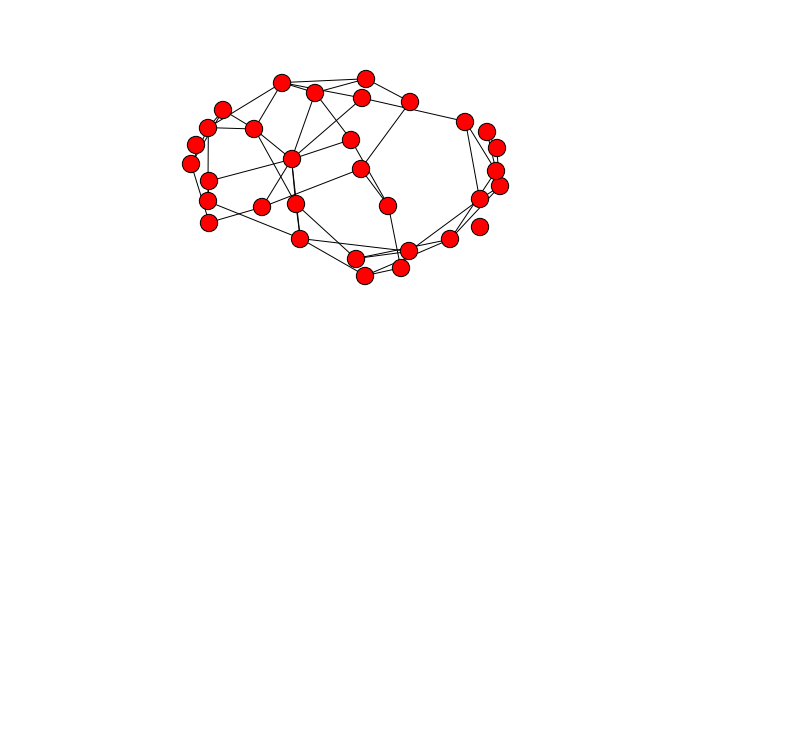
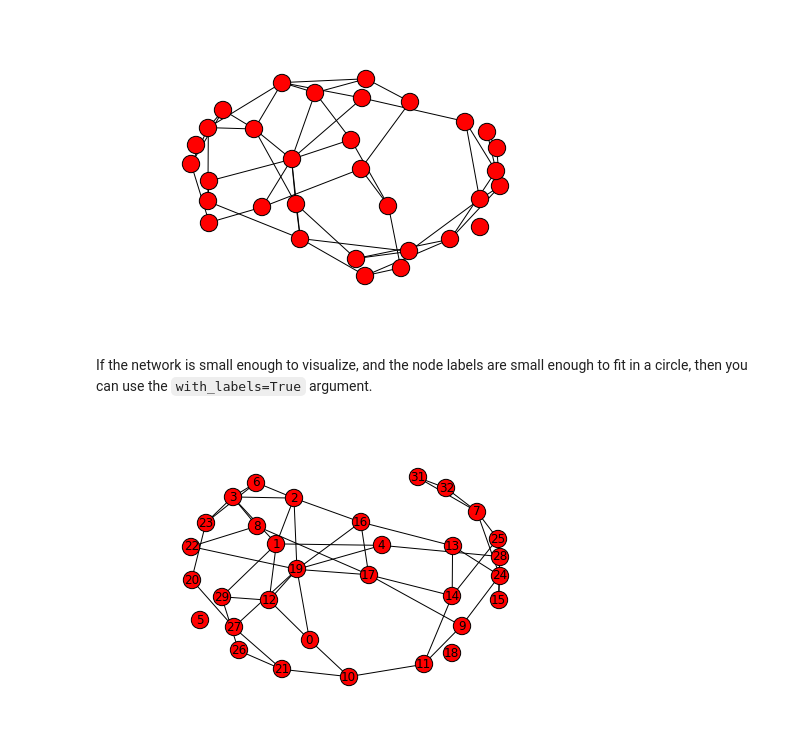
Before and after one commit to ericmjl/Network-Analysis-Made-Simple, a Jupyter notebook: 2. Network(X) Basics.ipynb, the cells around one changed output. Cells and saved outputs as stored; diff of their text form; code cells hidden in the pictures; blank space fills up the shorter version.

```diff
--- a/2. Network(X) Basics.ipynb
+++ b/2. Network(X) Basics.ipynb
@@ -212,4 +212,10 @@ As illustrated above, we can draw graphs using the `nx.draw()` function.
 nx.draw(G)
 # %% [output]
 [figure]
+# %% [markdown]
+If the network is small enough to visualize, and the node labels are small enough to fit in a circle, then you can use the `with_labels=True` argument.
+# %%
+nx.draw(G, with_labels=True)
+# %% [output]
+[figure, added]
 # %% [markdown]
```
Also changed, not shown: parts of 2 cells of this notebook, 9 other files.
